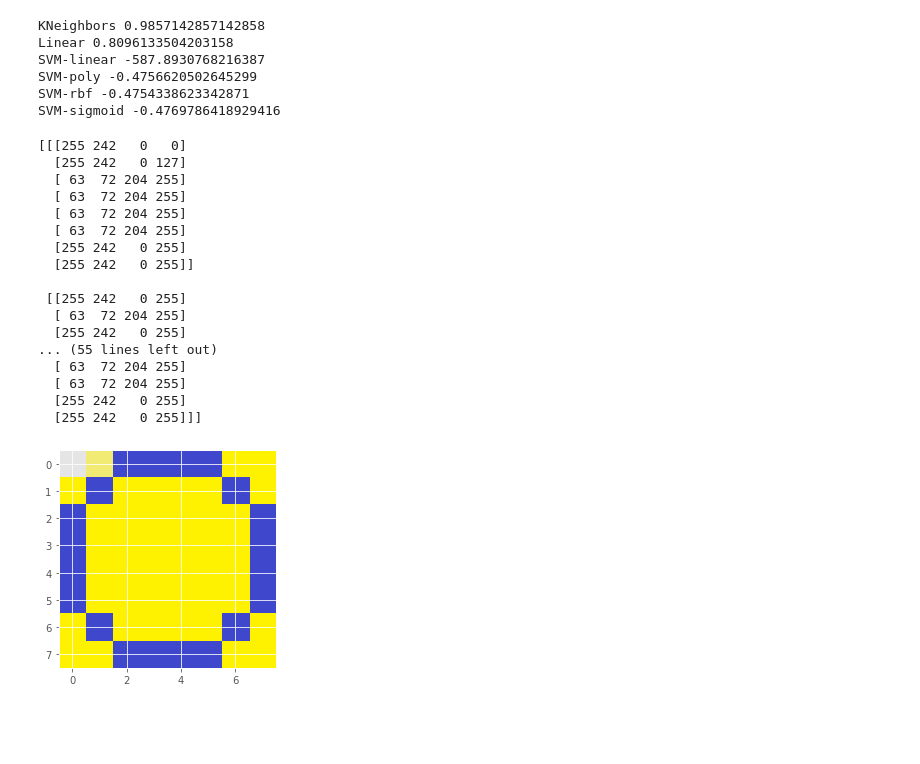
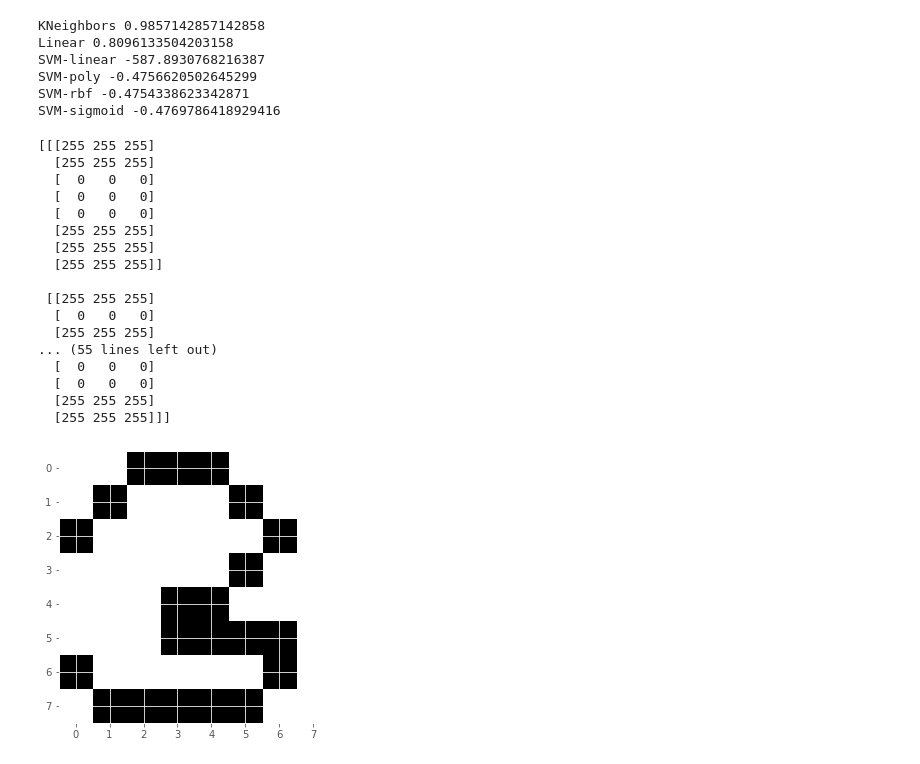
Before and after one commit to wangpeidong/PythonLab, a Jupyter notebook: tutorial/PythonTutorial.ipynb, the cells around one changed output. Drawn from its saved outputs; the diff is of its cells as text; code cells hidden in the pictures; blank space fills up the shorter version.

```diff
--- a/tutorial/PythonTutorial.ipynb
+++ b/tutorial/PythonTutorial.ipynb
@@ -164,34 +164,36 @@ SVM-sigmoid -0.4769786418929416
 # %%
 from PIL import Image
 import numpy as np
 import matplotlib.pyplot as plt
+plt.rcParams['figure.figsize'] = [5, 5]
 
 #i = Image.open('images/dot.png')
-i = Image.open('images/numbers/y0.4.png')
+i = Image.open('images/test.png')
+#i = Image.open('images/numbers/2.1.png')
 #i = Image.open('img.jpg')
 iar = np.asarray(i).copy()
-iar.setflags(write = 1)
-iar[0, 0, 3] = 0
-iar[0, 1, 3] = int(255/2)
+#iar.setflags(write = 1)
+#iar[0, 0, 3] = 0
+#iar[0, 1, 3] = int(255/2)
 print(iar)
 plt.imshow(iar)
 plt.show()
 # %% [output]
-[[[255 242   0   0]
-  [255 242   0 127]
-  [ 63  72 204 255]
-  [ 63  72 204 255]
-  [ 63  72 204 255]
-  [ 63  72 204 255]
-  [255 242   0 255]
-  [255 242   0 255]]
+[[[255 255 255]
+  [255 255 255]
+  [  0   0   0]
+  [  0   0   0]
+  [  0   0   0]
+  [255 255 255]
+  [255 255 255]
+  [255 255 255]]
 
- [[255 242   0 255]
-  [ 63  72 204 255]
-  [255 242   0 255]
+ [[255 255 255]
+  [  0   0   0]
+  [255 255 255]
 ... (55 lines left out)
-  [ 63  72 204 255]
-  [ 63  72 204 255]
-  [255 242   0 255]
-  [255 242   0 255]]]
+  [  0   0   0]
+  [  0   0   0]
+  [255 255 255]
+  [255 255 255]]]
-[figure, old version]
+[figure, new version]
```
Also changed, not shown: parts of 10 cells of this notebook.
